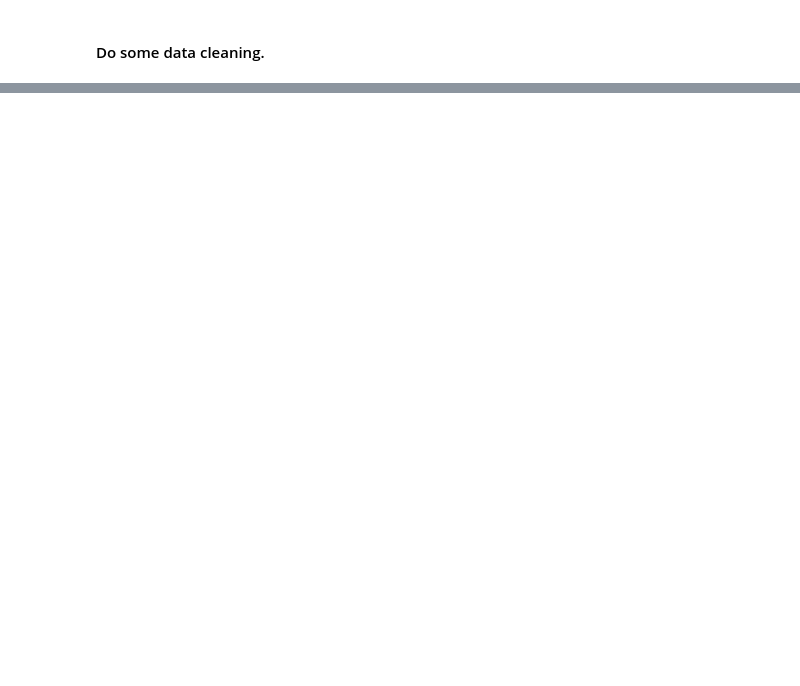
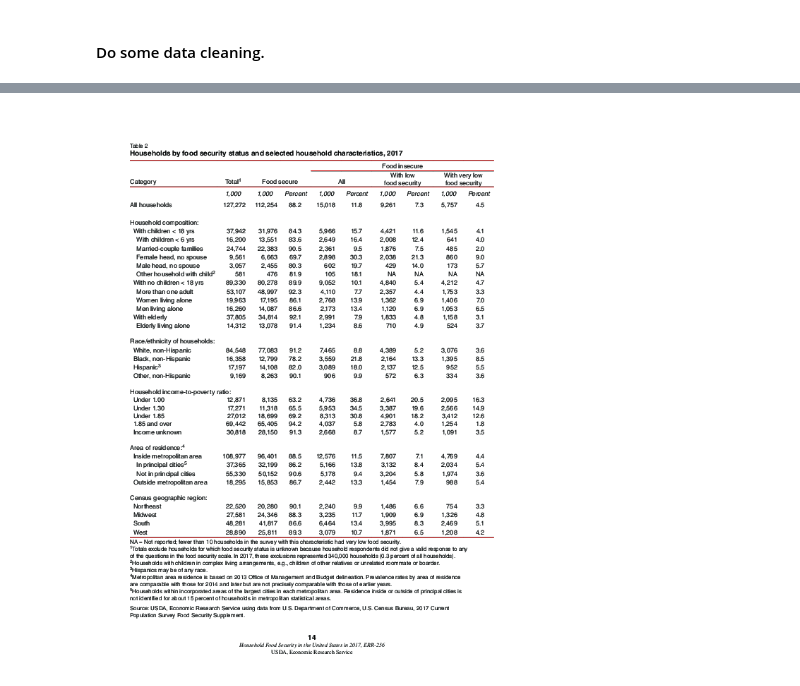
Before and after one commit to JoeYerardi/data-plus-narrative-2019-advanced-data-from-documents, a Jupyter notebook: pdf-conversion-with-python.ipynb, the cells around one changed output, grey strips where cells are left out. Saved outputs shown, nothing was run; the diff lists cells and outputs as text; code cells hidden in the pictures; blank space fills up the shorter version.

```diff
--- a/pdf-conversion-with-python.ipynb
+++ b/pdf-conversion-with-python.ipynb
@@ -243,0 +261,5 @@ ca_warn_notices.head()
+# %%
+pdf = pdfplumber.open('pdfs/us-food-insecurity.pdf')
+# %%
+im = pdf.pages[21].to_image()
+im
@@ -243,0 +268,4 @@ ca_warn_notices.head()
+# %%
+im.reset().debug_tablefinder()
+# %% [output]
+[figure, added]
```
Also changed, not shown: parts of 13 cells of this notebook.
